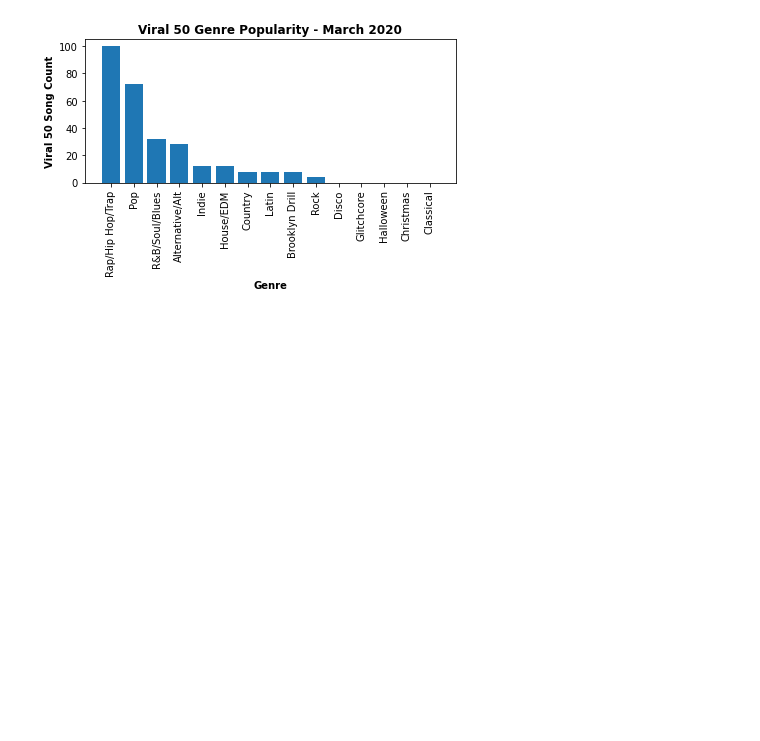
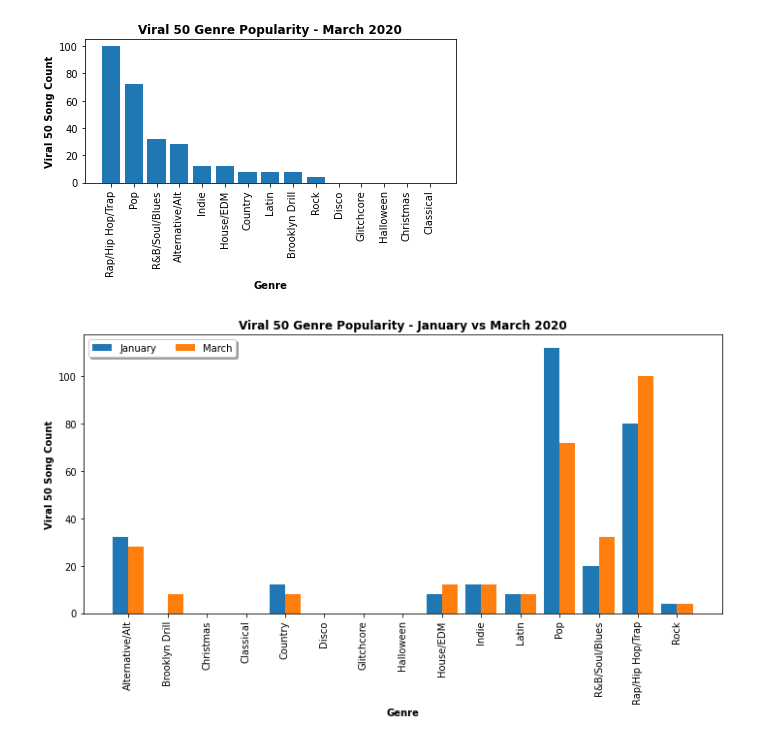
Before and after one commit to Teablee/project-one, a Jupyter notebook: royster.ipynb, the cells around one changed output. Cells and saved outputs as stored; diff of their text form; code cells hidden in the pictures; blank space fills up the shorter version.

Commit message:
double bar graph jan v mar viral 50

```diff
--- a/royster.ipynb
+++ b/royster.ipynb
@@ -130,10 +130,10 @@ jan_genre_df
 | 13 | Christmas | 0 |
 | 14 | Classical | 0 |
 # %%
-jan_genre_df = jan_genre_df.sort_values('Count', ascending=False)
+jan_genre_df_sort = jan_genre_df.sort_values('Count', ascending=False)
 
-x = jan_genre_df['Genre']
-y = jan_genre_df['Count']
+x = jan_genre_df_sort['Genre']
+y = jan_genre_df_sort['Count']
 
 plt.bar(x, y)
 plt.xticks(rotation=90, horizontalalignment='center')
@@ -259,10 +259,10 @@ mar_genre_df
 | 13 | Christmas | 0 |
 | 14 | Classical | 0 |
 # %%
-mar_genre_df = mar_genre_df.sort_values('Count', ascending=False)
+mar_genre_df_sort = mar_genre_df.sort_values('Count', ascending=False)
 
-x = mar_genre_df['Genre']
-y = mar_genre_df['Count']
+x = mar_genre_df_sort['Genre']
+y = mar_genre_df_sort['Count']
 
 plt.bar(x, y)
 plt.xticks(rotation=90, horizontalalignment='center')
@@ -273,3 +273,29 @@ plt.tight_layout()
 plt.show()
 # %% [output]
 [figure]
+# %%
+jan_genre_df_alpha = jan_genre_df.sort_values('Genre')
+mar_genre_df_alpha = mar_genre_df.sort_values('Genre')
+
+fix, ax = plt.subplots(figsize=(10,6))
+x = np.arange(len(jan_genre_df_alpha['Genre'].unique()))
+
+bar_width = 0.4
+
+b1 = ax.bar(x, jan_genre_df_alpha['Count'], width=bar_width, label='January')
+b2 = ax.bar(x + bar_width, mar_genre_df_alpha['Count'], width=bar_width, label='March')
+
+
+ax.set_xticks(x + bar_width / 2)
+ax.set_xticklabels(jan_genre_df_alpha['Genre'], rotation=90)
+
+
+ax.legend(loc='upper left', shadow=True, ncol=2)
+
+plt.title('Viral 50 Genre Popularity - January vs March 2020', weight='bold')
+plt.xlabel('Genre', weight='bold')
+plt.ylabel('Viral 50 Song Count', weight='bold')
+plt.tight_layout()
+plt.show()
+# %% [output]
+[figure, added]
```
